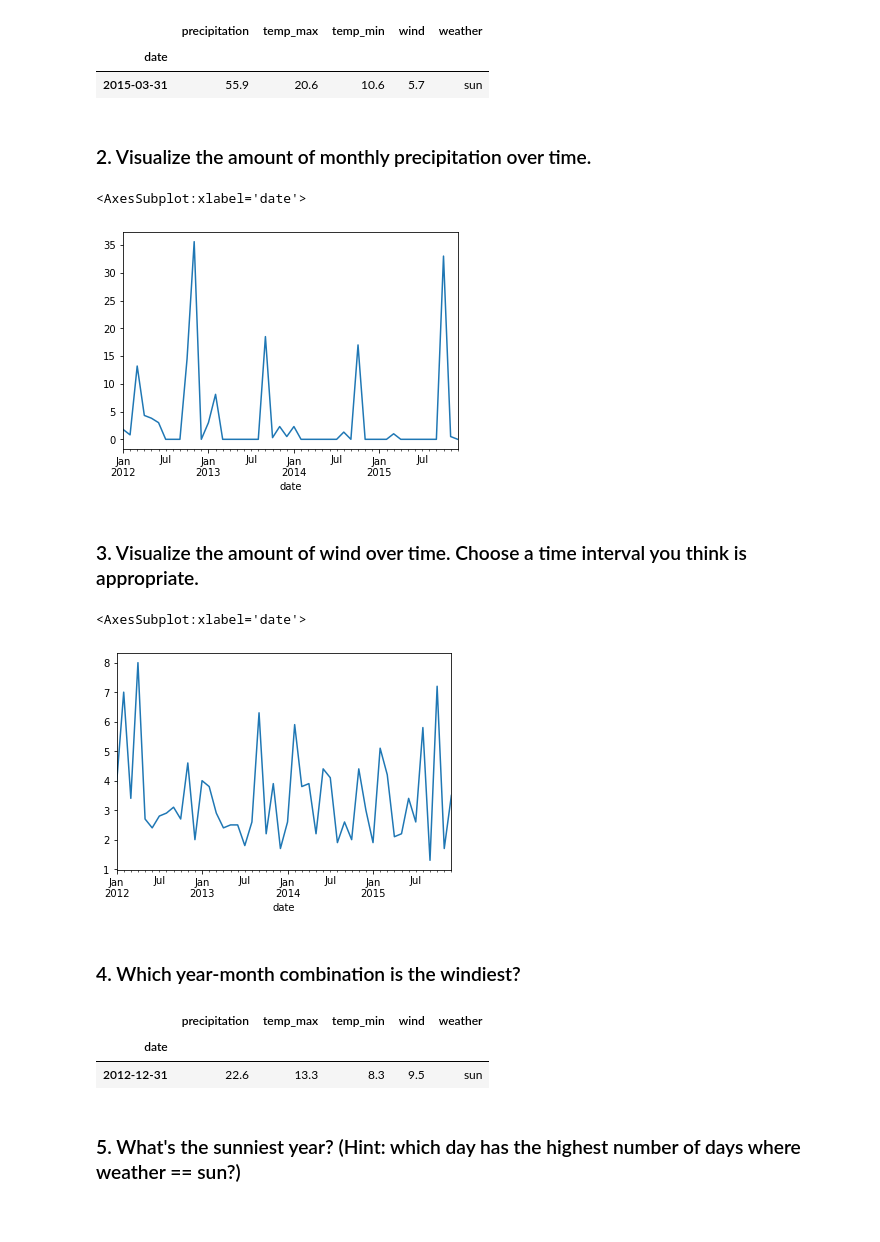
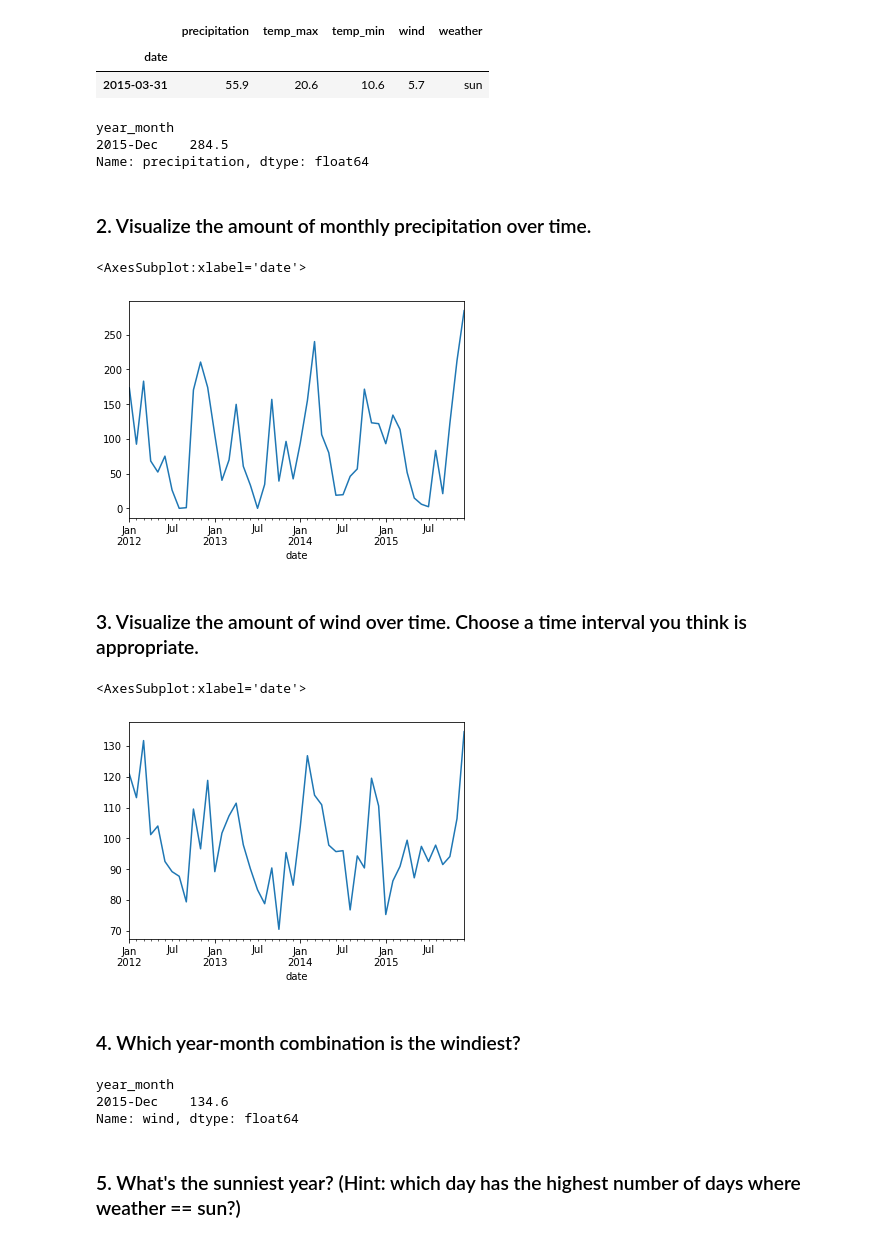
Before and after one commit to markydoug/time-series-exercises, a Jupyter notebook: working_with_time_series_in_pandas_exercises.ipynb, the cells around one changed output. Saved outputs shown, nothing was run; the diff lists cells and outputs as text; code cells hidden in the pictures.

```diff
--- a/working_with_time_series_in_pandas_exercises.ipynb
+++ b/working_with_time_series_in_pandas_exercises.ipynb
@@ -198,25 +192,31 @@ max_precip[max_precip.precipitation.max()==max_precip.precipitation]
+# %%
+seattle_weather1.groupby('year_month').sum().sort_values('precipitation', ascending=False).precipitation.head(1)
+# %% [output]
+year_month
+2015-Dec    284.5
+Name: precipitation, dtype: float64
 # %% [markdown]
 ### 2. Visualize the amount of monthly precipitation over time.
 # %%
-seattle_weather.asfreq('M').precipitation.plot()
+seattle_weather.resample('M').sum().precipitation.plot()
 # %% [output]
 <AxesSubplot:xlabel='date'>
-[figure, old version]
+[figure, new version]
 # %% [markdown]
 ### 3. Visualize the amount of wind over time. Choose a time interval you think is appropriate.
 # %%
-seattle_weather.asfreq('M').wind.plot()
+seattle_weather.resample('M').sum().wind.plot()
 # %% [output]
 <AxesSubplot:xlabel='date'>
-[figure, old version]
+[figure, new version]
 # %% [markdown]
 ### 4. Which year-month combination is the windiest?
-# %%
-max_precip[max_precip.wind.max()==max_precip.wind]
-# %% [output]
-|  | precipitation | temp_max | temp_min | wind | weather |
-| date |  |  |  |  |  |
-| 2012-12-31 | 22.6 | 13.3 | 8.3 | 9.5 | sun |
+# %%
+seattle_weather1.groupby('year_month').sum().sort_values('wind', ascending=False).wind.head(1)
+# %% [output]
+year_month
+2015-Dec    134.6
+Name: wind, dtype: float64
 # %% [markdown]
 ### 5. What's the sunniest year? (Hint: which day has the highest number of days where weather == sun?)
 # %%
```
Also changed, not shown: parts of 51 cells of this notebook.
